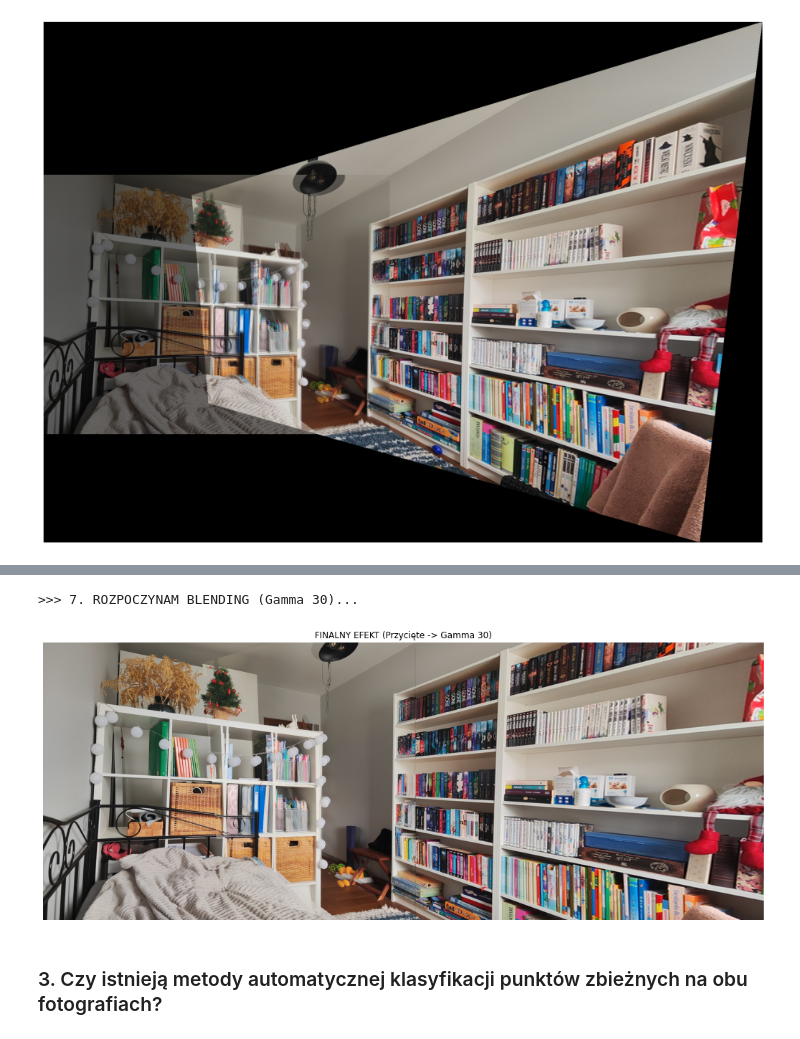
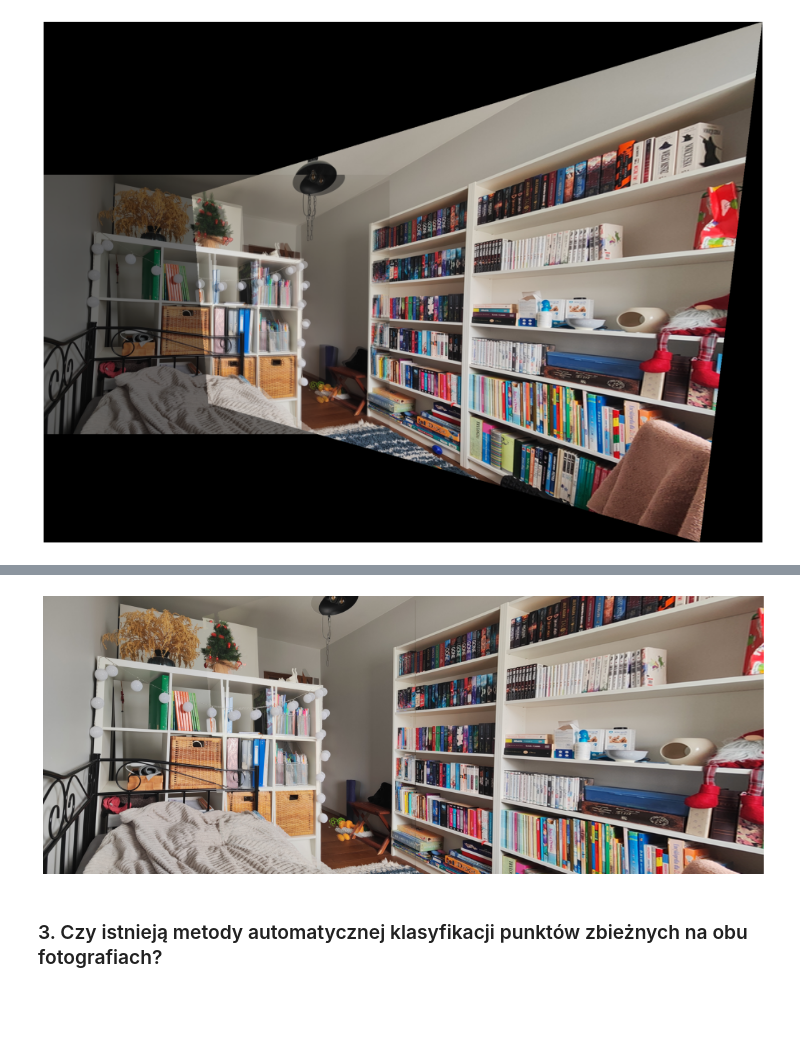
Before and after one commit to janczor/algebra_liniowa_projekt, a Jupyter notebook: projekt.ipynb, the cells around one changed output, grey strips where cells are left out. Saved outputs shown, nothing was run; the diff lists cells and outputs as text; code cells hidden in the pictures; blank space fills up the shorter version.

```diff
--- a/projekt.ipynb
+++ b/projekt.ipynb
@@ -384,36 +364,34 @@ if np.any(overlap):
     # --- MATEMATYKA GAMMA 30 ---
     # Podnosimy do potęgi 30 (to usuwa cienie/winietę)
     p1_pow = np.power(arr1[:,:,:3], GAMMA_BLENDING)
     p2_pow = np.power(arr2[:,:,:3], GAMMA_BLENDING)
 
     # Czyścimy oryginały, żeby zwolnić RAM przed sumowaniem
     del arr1, arr2
 
     w1 = 1.0 - alpha_rgb
     w2 = alpha_rgb
 
     # Mieszamy energię i pierwiastkujemy
     blend = np.power(p1_pow * w1 + p2_pow * w2, 1.0 / GAMMA_BLENDING)
 
     # Wklejamy wynik w strefę overlap
     ov3 = np.dstack([overlap]*3)
     np.copyto(final[:,:,:3], blend, where=ov3)
     final[:,:,3] = (mask1 | mask2).astype(np.float32)
 else:
     # Jeśli się nie nakładają (mało prawdopodobne)
     final = arr1 + arr2
 
 # 4. WYŚWIETLANIE WYNIKU
 final_panorama = Image.fromarray((final*255).astype(np.uint8))
 
 plt.figure(figsize=(18, 12))
 plt.imshow(final_panorama)
-plt.title(f"FINALNY EFEKT (Przycięte -> Gamma {GAMMA_BLENDING})")
 plt.axis('off')
 plt.show()
 # %% [output]
->>> 7. ROZPOCZYNAM BLENDING (Gamma 30)...
-[figure, old version]
+[figure, new version]
 # %% [markdown]
 ### 3. Czy istnieją metody automatycznej klasyfikacji punktów zbieżnych na obu fotografiach?
 # %% [markdown]
```
Also changed, not shown: parts of 3 cells of this notebook.
